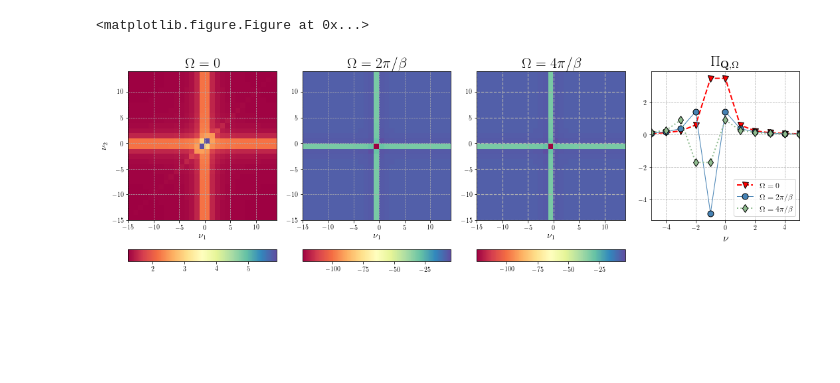
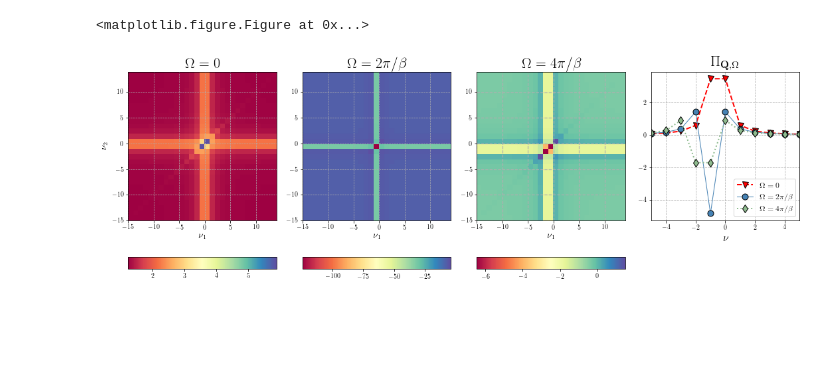
Before and after one commit to Ciro-Taranto/fRG_paper, a Jupyter notebook: scripts/Perp_ladder.ipynb, the cells around one changed output. Drawn from its saved outputs; the diff is of its cells as text; code cells hidden in the pictures.

Commit message:
Images done

```diff
--- a/scripts/Perp_ladder.ipynb
+++ b/scripts/Perp_ladder.ipynb
@@ -12,7 +12,7 @@ cmap = plt.get_cmap('Spectral')
 filenamebolla='../data/PL_chi_nu.txt'
 filename0 = '../data/PL_density_0.txt'
 filename1 = '../data/PL_density_1.txt'
-filename2 = '../data/PL_density_1.txt'
+filename2 = '../data/PL_density_2.txt'
 
 def plotBubble(ax):
     ms = 9.0
@@ -60,32 +60,34 @@ def plotDen(filename,ax,lab, isFirstPlot, gw=0.7):
     #ax.text(-13,10.5,lab, fontsize=20)
     return im
 
 
-fig, ((ax1, ax2, ax3, bb1),(ax4,ax5,ax6, bb2)) = plt.subplots(ncols=4,nrows=2, figsize=(15,6))
+fig, ((ax1, ax2, ax3, bb1),(ax4,ax5,ax6, bb2)) = plt.subplots(ncols=4,nrows=2, figsize=(15,6.6))
 bb2.axis('off')
 im1=plotDen(filename0,ax1,r'$\Omega=0$', True)
 im2=plotDen(filename1,ax2,r'$\Omega=2\pi/ \beta$', False)
 im3=plotDen(filename2,ax3,r'$\Omega=4\pi/ \beta$', False, gw=1.2)
 
 # Plot bubble
 plotBubble(bb1)
 
 ax4.set_aspect(0.08)
 ax5.set_aspect(0.08)
 ax6.set_aspect(0.08)
 
 cb4 = plt.colorbar(im1,cax=ax4,orientation='horizontal')
 cb5 = plt.colorbar(im2,cax=ax5,orientation='horizontal')
 cb6 = plt.colorbar(im3,cax=ax6,orientation='horizontal')
 
 for cb in (cb4,cb5,cb6):
     cb.locator = MaxNLocator(5)
     cb.update_ticks()
 
 plt.subplots_adjust(hspace=-1.2)
 plt.tight_layout()
+#plt.subplots_adjust(bottom=-0.2)
+
 #plt.subplots_adjust(wspace = 0.04)
 plt.savefig('../images/juppy/PL_all.png',dpi=300)
 # %% [output]
 <matplotlib.figure.Figure at 0x...>
-[figure, old version]
+[figure, new version]
```
Also changed, not shown: 18 other files.
